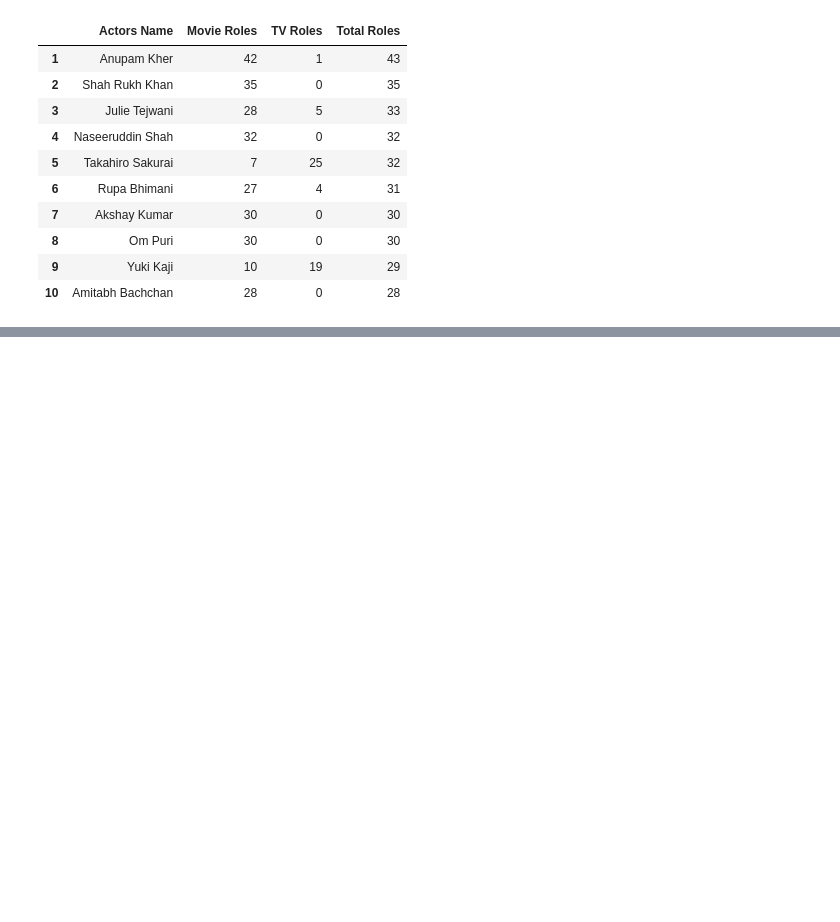
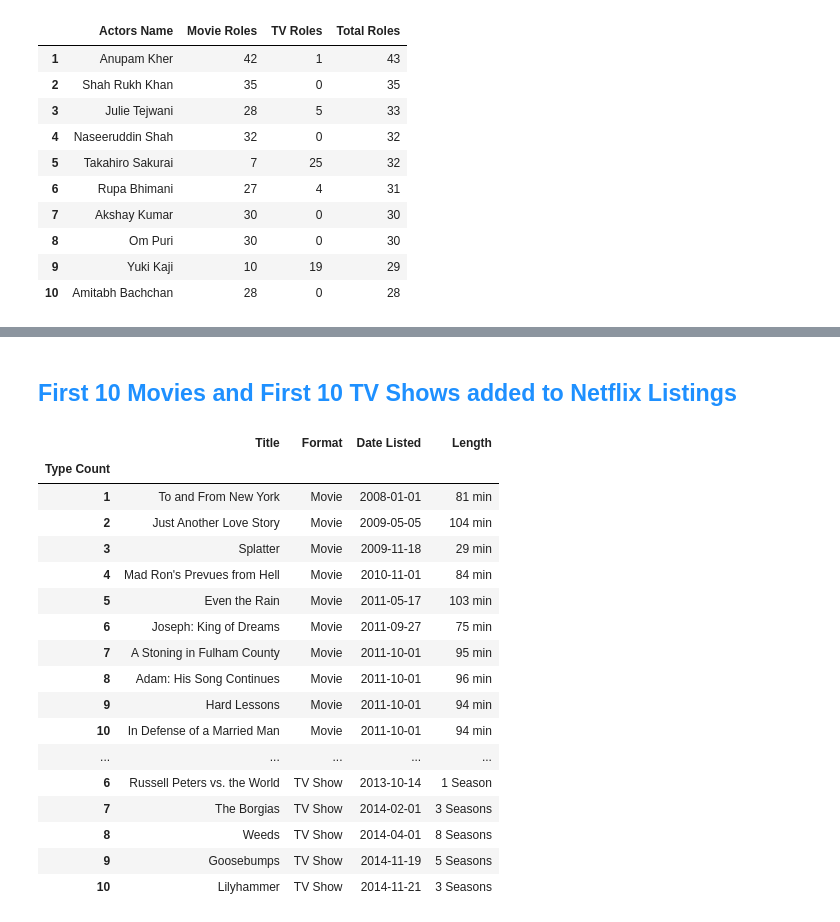
Before and after one commit to jameslaurence82/PythonPandas, a Jupyter notebook: netflixtitles.ipynb, the cells around one changed output, grey strips where cells are left out. Saved outputs shown, nothing was run; the diff lists cells and outputs as text; code cells hidden in the pictures; blank space fills up the shorter version.

```diff
--- a/netflixtitles.ipynb
+++ b/netflixtitles.ipynb
@@ -601,0 +620,8 @@ KeyError: ('Actors Name', 'Movie Roles', 'TV Roles')
+# %%
+# create new dataframe from original netflixdf
+timeline = netflixdf.copy()
+
+# display na in added column
+date_na = timeline.date_added.isna().sum()
+print(f'There are {date_na} nulls in the date_added column')
+timeline
@@ -601,0 +644,10 @@ KeyError: ('Actors Name', 'Movie Roles', 'TV Roles')
+# %%
+# drop na values in date_added
+timeline = timeline.dropna(subset=['date_added'])
+
+# display na in added column
+date_na = timeline.date_added.isna().sum()
+print(f'There are {date_na} nulls in the date_added column')
+
+# display dataframe
+timeline
@@ -601,0 +670,48 @@ KeyError: ('Actors Name', 'Movie Roles', 'TV Roles')
+# %%
+# Specify the columns that will be included in the result
+timeline = timeline[['title', 'type', 'date_added', 'duration']].reset_index(drop=True)
+
+# Sort the entire DataFrame by 'type' and 'date_added'
+timeline_sorted = timeline.sort_values(by=['type', 'date_added'])
+
+# Group by 'type' and reset index for each group starting from 1
+timeline_sorted['group_rank'] = timeline_sorted.groupby('type').cumcount() + 1
+
+# Filter to display the first 10 movies and shows added by the date they were added to Netflix for each type
+first_ten_add = timeline_sorted[timeline_sorted['group_rank'] <= 10].reset_index(drop=True)
+
+# Set 'group_rank' as the index and drop the previous index
+first_ten_add.set_index('group_rank', inplace=True)
+
+# set the index column Name
+first_ten_add.index.name = 'Type Count'
+
+# relabel columns
+first_ten_add.columns = ['Title', 'Format', 'Date Listed', 'Length']
+
+# had to google how to change the color on a notebook, didn't know it was HTML based
+# font style and title
+display(HTML('<h2 style="color: dodgerblue; font-weight: strong;">First 10 Movies and First 10 TV Shows added to Netflix Listings</h2>'))
+
+# Display first 10 movies/shows added to Netflix
+first_ten_add
+# %% [output]
+First 10 Movies and First 10 TV Shows added to Netflix Listings
+|  | Title | Format | Date Listed | Length |
+| Type Count |  |  |  |  |
+| 1 | To and From New York | Movie | 2008-01-01 | 81 min |
+| 2 | Just Another Love Story | Movie | 2009-05-05 | 104 min |
+| 3 | Splatter | Movie | 2009-11-18 | 29 min |
+| 4 | Mad Ron's Prevues from Hell | Movie | 2010-11-01 | 84 min |
+| 5 | Even the Rain | Movie | 2011-05-17 | 103 min |
+| 6 | Joseph: King of Dreams | Movie | 2011-09-27 | 75 min |
+| 7 | A Stoning in Fulham County | Movie | 2011-10-01 | 95 min |
+| 8 | Adam: His Song Continues | Movie | 2011-10-01 | 96 min |
+| 9 | Hard Lessons | Movie | 2011-10-01 | 94 min |
+| 10 | In Defense of a Married Man | Movie | 2011-10-01 | 94 min |
+| ... | ... | ... | ... | ... |
+| 6 | Russell Peters vs. the World | TV Show | 2013-10-14 | 1 Season |
+| 7 | The Borgias | TV Show | 2014-02-01 | 3 Seasons |
+| 8 | Weeds | TV Show | 2014-04-01 | 8 Seasons |
+| 9 | Goosebumps | TV Show | 2014-11-19 | 5 Seasons |
+| 10 | Lilyhammer | TV Show | 2014-11-21 | 3 Seasons |
```
Also changed, not shown: parts of 20 cells of this notebook.
